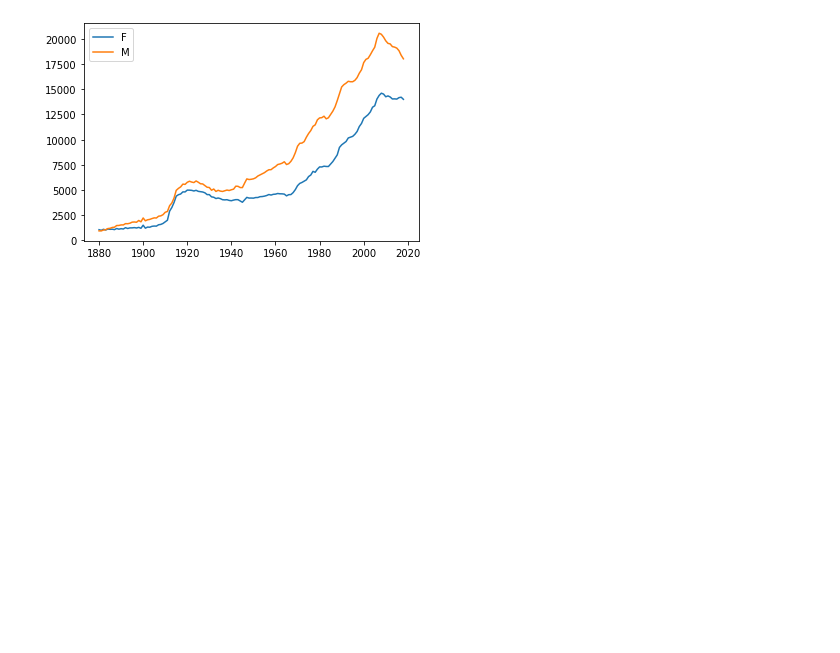
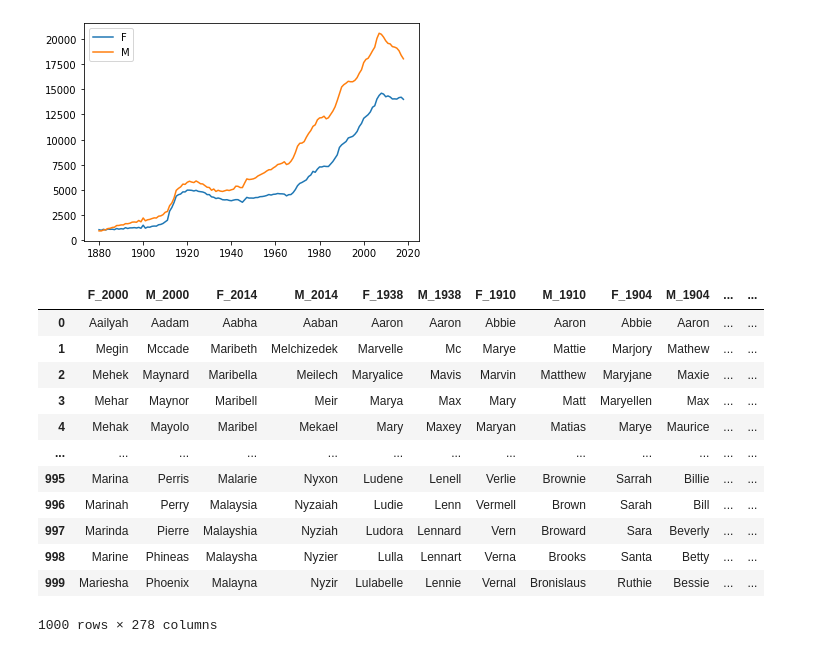
Before and after one commit to danghuutoan/mci_test, a Jupyter notebook: task4.ipynb, the cells around one changed output. Drawn from its saved outputs; the diff is of its cells as text; code cells hidden in the pictures; blank space fills up the shorter version.

```diff
--- a/task4.ipynb
+++ b/task4.ipynb
@@ -65,68 +65,45 @@ plt.show()
 # %%
 
 name_count_by_year = data_by_year.groupby(["year","name", "sex"])["name"].count().reset_index(name="count")
-name_count_by_year[name_count_by_year.year == 1880].sort_values(by=['count'], ascending=False)
-name_count_by_year_M = name_count_by_year[name_count_by_year.sex == "M"]
-name_count_by_year_F = name_count_by_year[name_count_by_year.sex == "F"]
-# name_count_by_year.describe()
 years = data_by_year["year"].unique()
-
-
 name_count_by_year = data_by_year.groupby(["year","name", "sex"])["name"].count().reset_index(name="count")
-
-    # df = pd.DataFrame(list(name_count_by_year_F),columns=[str])
-
-    # print(name_count_by_year_F.sort_values(by=['count'], ascending=False).head(1000)["name"])
-    # return df
 # %%
 
-# list(name_count_by_year_M.sort_values(by=['count'], ascending=False).head(1000)["name"])
-# popular_names_by_year = None
-# years = [2002]
-# for year in years:
-#     df = get_popular_name_by_year(year=2002,name_count_by_year=name_count_by_year)
-#     print(df)
-#     # df = pd.DataFrame(df, columns=[year])
-#     # if popular_names_by_year is None:
-#     #     popular_names_by_year = df
-#     # else:
-#     #     popular_names_by_year = pd.concat([popular_names_by_year, df], axis=1)
-
-# popular_names_by_year
 def get_popular_name_by_year(year, name_count_by_year):
 
     name_count_by_year[name_count_by_year.year == year].sort_values(by=['count'], ascending=False)
     name_count_by_year_M = name_count_by_year[name_count_by_year.sex == "M"][name_count_by_year.year == year]
     name_count_by_year_F = name_count_by_year[name_count_by_year.sex == "F"][name_count_by_year.year == year]
 
 
     name_count_by_year_F = name_count_by_year_F.sort_values(by=['count'], ascending=False).head(1000)["name"]
     name_count_by_year_M = name_count_by_year_M.sort_values(by=['count'], ascending=False).head(1000)["name"]
-    # tmp = name_count_by_year_M.join(name_count_by_year_F)
-    # tmp = pd.concat([list(name_count_by_year_M), list(name_count_by_year_F)], axis=1)
-    # print
-    # print(list(name_count_by_year_F))
-    # print()
     df = pd.DataFrame(list(name_count_by_year_F), columns=[f"F_{year}"])
     df = pd.concat([df, pd.DataFrame(list(name_count_by_year_M), columns=[f"M_{year}"])],axis=1)
-    # print(df)
     return df
 
-    # df.insert(2, "M", list(name_count_by_year_M), True)
-
-
-    # return name_count_by_year_F
-    # return pd.DataFrame([list(name_count_by_year_F),list(name_count_by_year_M)], columns=["F", "M"])
-    # return tmp
-
-# popular_names_by_year = get_popular_name_by_year(year=2002,name_count_by_year=name_count_by_year)
-# popular_names_by_year = pd.DataFrame(popular_names_by_year, columns=["2002"])
 
 popular_names_by_year = None
 
 for year in years:
     df = get_popular_name_by_year(year=year,name_count_by_year=name_count_by_year)
     if popular_names_by_year is None:
         popular_names_by_year = df
     else:
         popular_names_by_year = pd.concat([popular_names_by_year, df], axis=1)
+
+popular_names_by_year
+# %% [output]
+|  | F_2000 | M_2000 | F_2014 | M_2014 | F_1938 | M_1938 | F_1910 | M_1910 | F_1904 | M_1904 | ... | ... |
+| 0 | Aailyah | Aadam | Aabha | Aaban | Aaron | Aaron | Abbie | Aaron | Abbie | Aaron | ... | ... |
+| 1 | Megin | Mccade | Maribeth | Melchizedek | Marvelle | Mc | Marye | Mattie | Marjory | Mathew | ... | ... |
+| 2 | Mehek | Maynard | Maribella | Meilech | Maryalice | Mavis | Marvin | Matthew | Maryjane | Maxie | ... | ... |
+| 3 | Mehar | Maynor | Maribell | Meir | Marya | Max | Mary | Matt | Maryellen | Max | ... | ... |
+| 4 | Mehak | Mayolo | Maribel | Mekael | Mary | Maxey | Maryan | Matias | Marye | Maurice | ... | ... |
+| ... | ... | ... | ... | ... | ... | ... | ... | ... | ... | ... | ... | ... |
+| 995 | Marina | Perris | Malarie | Nyxon | Ludene | Lenell | Verlie | Brownie | Sarrah | Billie | ... | ... |
+| 996 | Marinah | Perry | Malaysia | Nyzaiah | Ludie | Lenn | Vermell | Brown | Sarah | Bill | ... | ... |
+| 997 | Marinda | Pierre | Malayshia | Nyziah | Ludora | Lennard | Vern | Broward | Sara | Beverly | ... | ... |
+| 998 | Marine | Phineas | Malaysha | Nyzier | Lulla | Lennart | Verna | Brooks | Santa | Betty | ... | ... |
+| 999 | Mariesha | Phoenix | Malayna | Nyzir | Lulabelle | Lennie | Vernal | Bronislaus | Ruthie | Bessie | ... | ... |
+1000 rows × 278 columns
```
